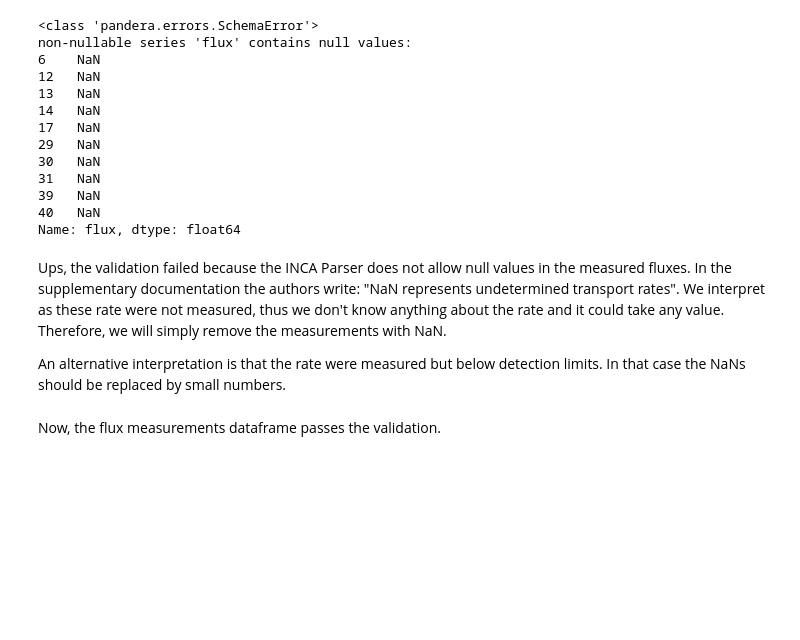
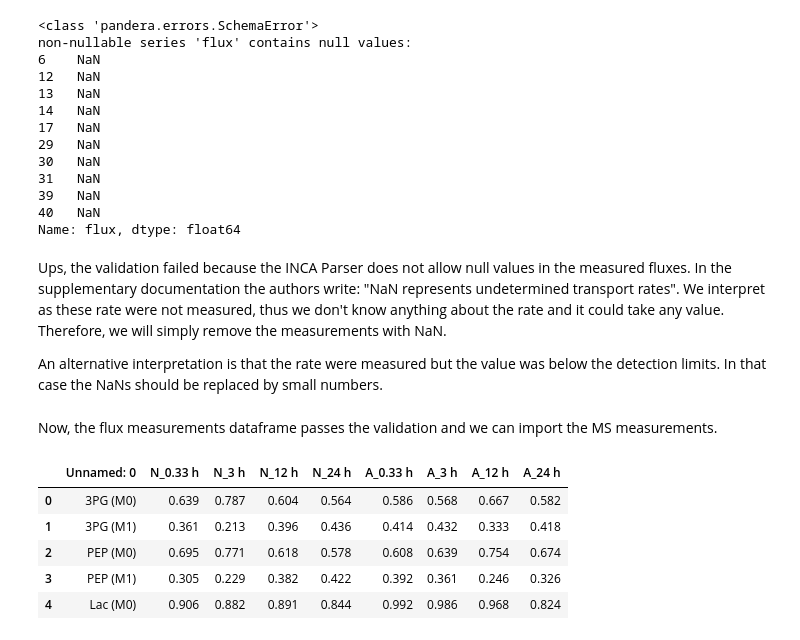
Before and after one commit to biosustain/incawrapper, a Jupyter notebook: docs/examples/Published_data_examples_neural_cells.ipynb, the cells around one changed output. Cells and saved outputs as stored; diff of their text form; code cells hidden in the pictures; blank space fills up the shorter version.

```diff
--- a/docs/examples/Published_data_examples_neural_cells.ipynb
+++ b/docs/examples/Published_data_examples_neural_cells.ipynb
@@ -149,7 +149,7 @@ Name: flux, dtype: float64
 # %% [markdown]
 Ups, the validation failed because the INCA Parser does not allow null values in the measured fluxes. In the supplementary documentation the authors write: "NaN represents undetermined transport rates". We interpret as these rate were not measured, thus we don't know anything about the rate and it could take any value. Therefore, we will simply remove the measurements with NaN.
 
-An alternative interpretation is that the rate were measured but below detection limits. In that case the NaNs should be replaced by small numbers.
+An alternative interpretation is that the rate were measured but the value was below the detection limits. In that case the NaNs should be replaced by small numbers.
 # %%
 flux_measurements.dropna(subset=['flux'], inplace=True)
 
@@ -159,4 +159,14 @@ except pa.schemas.errors.SchemaError as e:
     print(type(e))
     print(e)
 # %% [markdown]
-Now, the flux measurements dataframe passes the validation.
+Now, the flux measurements dataframe passes the validation and we can import the MS measurements.
+# %%
+ms_measurements_raw = pd.read_csv(data_dir / 'MDVs.csv')
+ms_measurements_raw.head()
+# %% [output]
+|  | Unnamed: 0 | N_0.33 h | N_3 h | N_12 h | N_24 h | A_0.33 h | A_3 h | A_12 h | A_24 h |
+| 0 | 3PG (M0) | 0.639 | 0.787 | 0.604 | 0.564 | 0.586 | 0.568 | 0.667 | 0.582 |
+| 1 | 3PG (M1) | 0.361 | 0.213 | 0.396 | 0.436 | 0.414 | 0.432 | 0.333 | 0.418 |
+| 2 | PEP (M0) | 0.695 | 0.771 | 0.618 | 0.578 | 0.608 | 0.639 | 0.754 | 0.674 |
+| 3 | PEP (M1) | 0.305 | 0.229 | 0.382 | 0.422 | 0.392 | 0.361 | 0.246 | 0.326 |
+| 4 | Lac (M0) | 0.906 | 0.882 | 0.891 | 0.844 | 0.992 | 0.986 | 0.968 | 0.824 |
```
Also changed, not shown: parts of 9 cells of this notebook, 1 other file.
